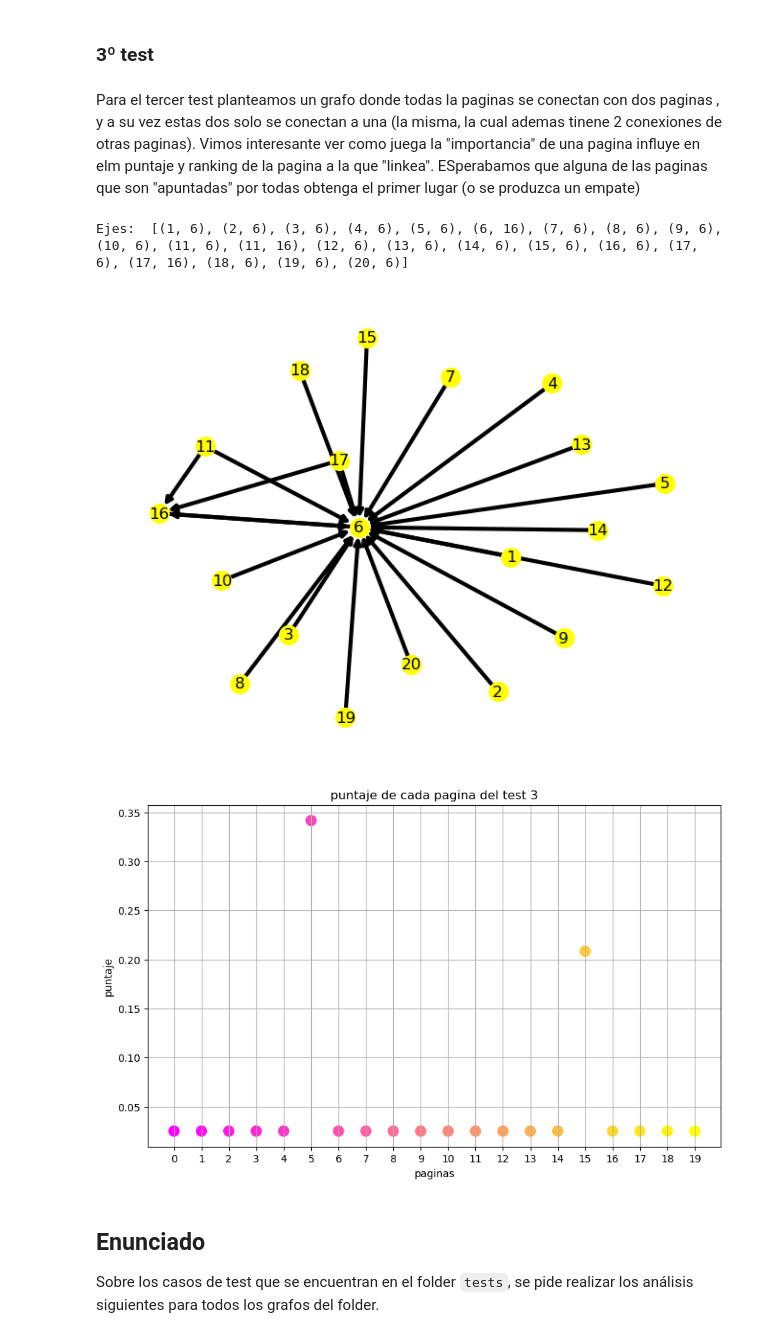
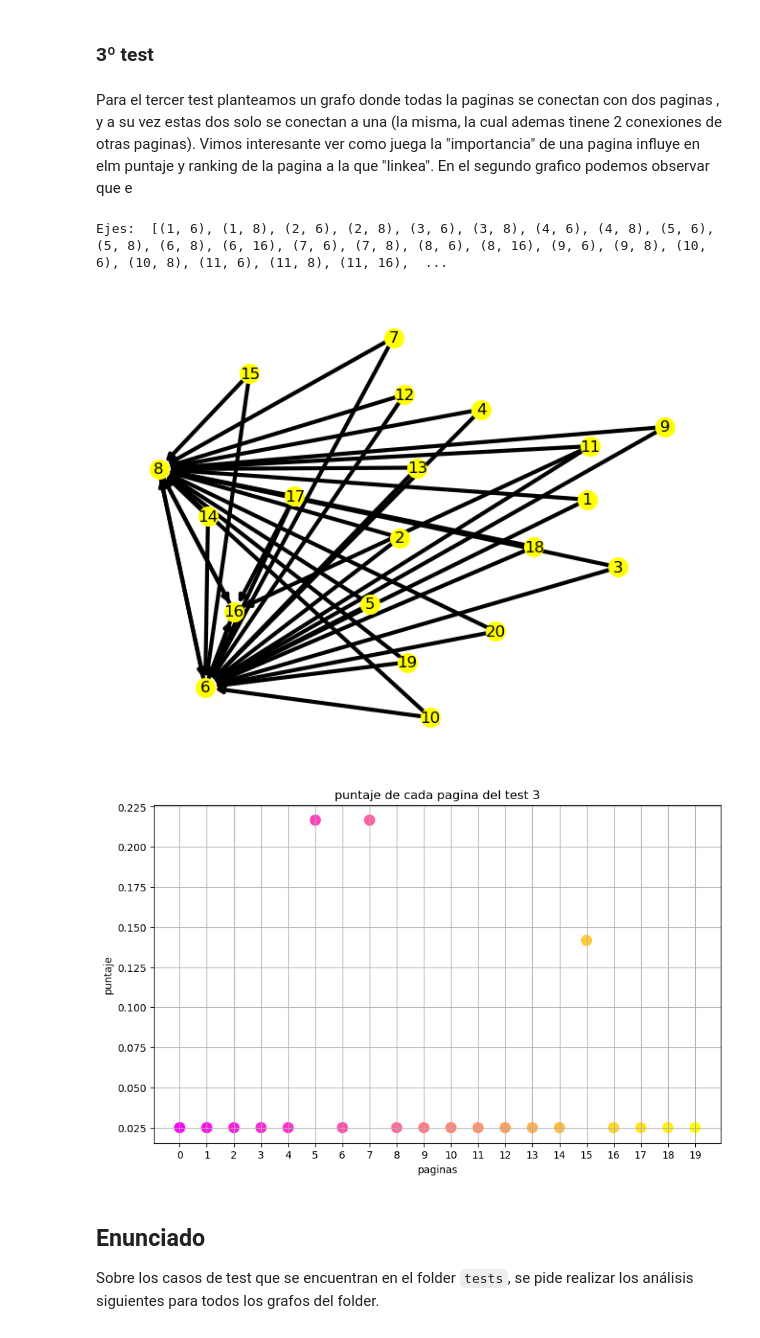
Before and after one commit to NadinaMaia/ALC_tp1, a Jupyter notebook: template-alumnos/template-alumnos/grupo_XX_TP1.ipynb, the cells around one changed output. Cells and saved outputs as stored; diff of their text form; code cells hidden in the pictures.

```diff
--- a/template-alumnos/template-alumnos/grupo_XX_TP1.ipynb
+++ b/template-alumnos/template-alumnos/grupo_XX_TP1.ipynb
@@ -196,17 +196,28 @@ graf_rankingP2(tc, "todos conectados" )
 # %% [markdown]
 ### 3º test
-# %% [markdown]
-Para el tercer test planteamos un grafo donde todas la paginas se conectan con dos paginas , y a su vez estas dos solo se conectan a una (la misma, la cual ademas tinene 2 conexiones de otras paginas). Vimos interesante ver como juega la "importancia" de una pagina influye en elm puntaje y ranking de la pagina a la que "linkea".
-ESperabamos que alguna de las paginas que son "apuntadas" por todas obtenga el primer lugar (o se produzca un empate)
+# %% [markdown]
+Para el tercer test planteamos un grafo donde todas la paginas se conectan con dos paginas , y a su vez estas dos solo se conectan a una (la misma, la cual ademas tinene 2 conexiones de otras paginas). Vimos interesante ver como juega la "importancia" de una pagina influye en elm puntaje y ranking de la pagina a la que "linkea".
+En el segundo grafico podemos observar que e
 # %%
-
+def matriz_t2():
+    W = np.zeros((20, 20))
+    for j in range (0, 20):
+        if j!=5:
+            W[5][j]= 1
+        if j!= 7:
+            W[7][j]=1
+    W[15][5]=1
+    W[15][7]=1
+    W[15][16]=1
+    W[15][10]=1
+    return W
 t3= matriz_t2()
 dibujarGrafo(t3)
 Graf_scores(t3, "3")
 # %% [output]
-Ejes:  [(1, 6), (2, 6), (3, 6), (4, 6), (5, 6), (6, 16), (7, 6), (8, 6), (9, 6), (10, 6), (11, 6), (11, 16), (12, 6), (13, 6), (14, 6), (15, 6), (16, 6), (17, 6), (17, 16), (18, 6), (19, 6), (20, 6)]
+Ejes:  [(1, 6), (1, 8), (2, 6), (2, 8), (3, 6), (3, 8), (4, 6), (4, 8), (5, 6), (5, 8), (6, 8), (6, 16), (7, 6), (7, 8), (8, 6), (8, 16), (9, 6), (9, 8), (10, 6), (10, 8), (11, 6), (11, 8), (11, 16),  ...
-[figure, old version]
+[figure, new version]
-[figure, old version]
+[figure, new version]
 # %% [markdown]
 ## Enunciado
 
```
Also changed, not shown: parts of 4 cells of this notebook, 1 other file.
